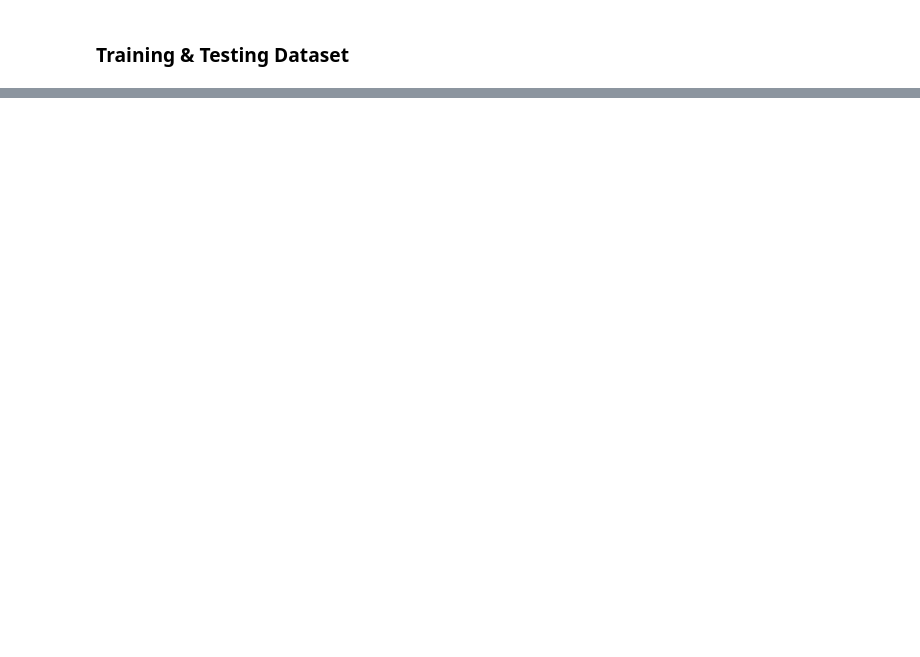
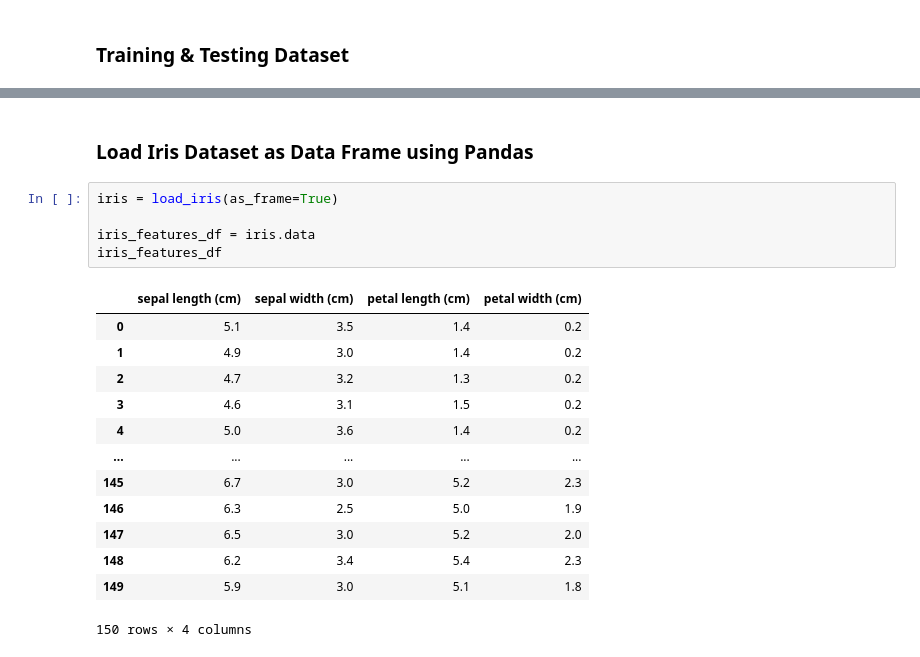
Before and after one commit to axlhtm/Hydroinformatics, a Jupyter notebook: ML - SK02 - Sample Dataset pada Scikit-Learn.ipynb, the cells around one changed output, grey strips where cells are left out. Drawn from its saved outputs; the diff is of its cells as text; blank space fills up the shorter version.

```diff
--- a/ML - SK02 - Sample Dataset pada Scikit-Learn.ipynb
+++ b/ML - SK02 - Sample Dataset pada Scikit-Learn.ipynb
@@ -139,0 +105,21 @@ ValueError: Found input variables with inconsistent numbers of samples: [4, 3]
+# %% [markdown]
+### Load Iris Dataset as Data Frame using Pandas
+# %%
+iris = load_iris(as_frame=True)
+
+iris_features_df = iris.data
+iris_features_df
+# %% [output]
+|  | sepal length (cm) | sepal width (cm) | petal length (cm) | petal width (cm) |
+| 0 | 5.1 | 3.5 | 1.4 | 0.2 |
+| 1 | 4.9 | 3.0 | 1.4 | 0.2 |
+| 2 | 4.7 | 3.2 | 1.3 | 0.2 |
+| 3 | 4.6 | 3.1 | 1.5 | 0.2 |
+| 4 | 5.0 | 3.6 | 1.4 | 0.2 |
+| ... | ... | ... | ... | ... |
+| 145 | 6.7 | 3.0 | 5.2 | 2.3 |
+| 146 | 6.3 | 2.5 | 5.0 | 1.9 |
+| 147 | 6.5 | 3.0 | 5.2 | 2.0 |
+| 148 | 6.2 | 3.4 | 5.4 | 2.3 |
+| 149 | 5.9 | 3.0 | 5.1 | 1.8 |
+150 rows × 4 columns
```
Also changed, not shown: parts of 6 cells of this notebook.
